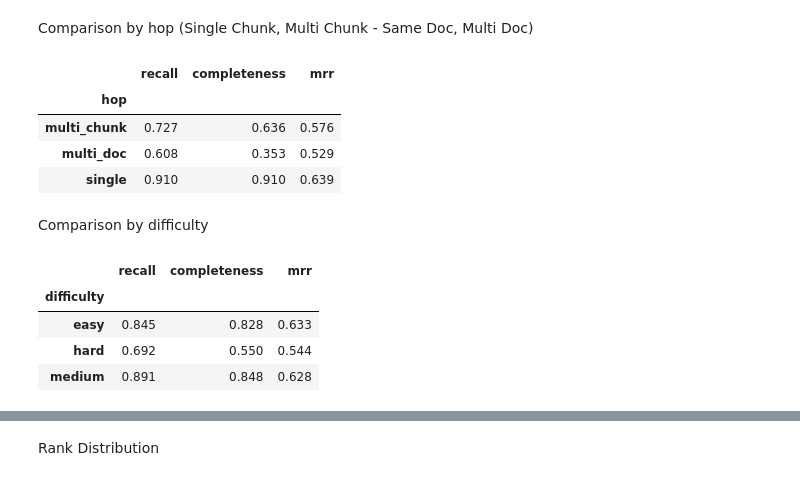
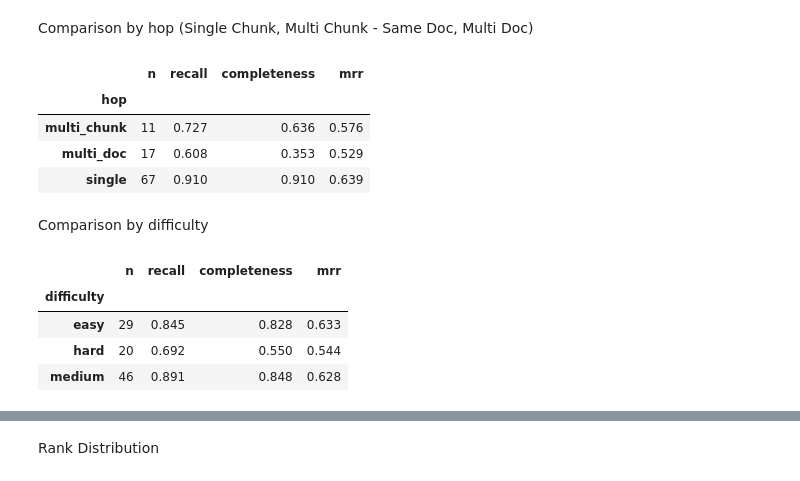
Before and after one commit to rsh-e/10k-rag-pipeline, a Jupyter notebook: src/eval_analysis.ipynb, the cells around one changed output, grey strips where cells are left out. Saved outputs shown, nothing was run; the diff lists cells and outputs as text; code cells hidden in the pictures.

```diff
--- a/src/eval_analysis.ipynb
+++ b/src/eval_analysis.ipynb
@@ -50,5 +34,0 @@ Comparison by Question Type
-# %%
-FULL = "rrf + company + table routing"
-full = answerable[answerable["config"] == FULL]
-
-full.groupby("type")[["recall", "completeness", "mrr"]].mean().round(3)
@@ -64,20 +54,31 @@ full.groupby("type")[["recall", "completeness", "mrr"]].mean().round(3)
 # %% [markdown]
 Comparison by hop (Single Chunk, Multi Chunk - Same Doc, Multi Doc)
 # %%
-full.groupby("hop")[["recall", "completeness", "mrr"]].mean().round(3)
+full.groupby("hop").agg(
+    n=("id", "count"),
+    recall=("recall", "mean"),
+    completeness=("completeness", "mean"),
+    mrr=("mrr", "mean")
+).round(3)
 # %% [output]
-|  | recall | completeness | mrr |
-| hop |  |  |  |
-| multi_chunk | 0.727 | 0.636 | 0.576 |
-| multi_doc | 0.608 | 0.353 | 0.529 |
-| single | 0.910 | 0.910 | 0.639 |
+|  | n | recall | completeness | mrr |
+| hop |  |  |  |  |
+| multi_chunk | 11 | 0.727 | 0.636 | 0.576 |
+| multi_doc | 17 | 0.608 | 0.353 | 0.529 |
+| single | 67 | 0.910 | 0.910 | 0.639 |
 # %% [markdown]
 Comparison by difficulty
 # %%
-full.groupby("difficulty")[["recall", "completeness", "mrr"]].mean().round(3)
+# full.groupby("difficulty")[["recall", "completeness", "mrr"]].mean().round(3)
+full.groupby("difficulty").agg(
+    n=("id", "count"),
+    recall=("recall", "mean"),
+    completeness=("completeness", "mean"),
+    mrr=("mrr", "mean")
+).round(3)
 # %% [output]
-|  | recall | completeness | mrr |
-| difficulty |  |  |  |
-| easy | 0.845 | 0.828 | 0.633 |
-| hard | 0.692 | 0.550 | 0.544 |
-| medium | 0.891 | 0.848 | 0.628 |
+|  | n | recall | completeness | mrr |
+| difficulty |  |  |  |  |
+| easy | 29 | 0.845 | 0.828 | 0.633 |
+| hard | 20 | 0.692 | 0.550 | 0.544 |
+| medium | 46 | 0.891 | 0.848 | 0.628 |
```
Also changed, not shown: parts of 8 cells of this notebook, 6 other files.
